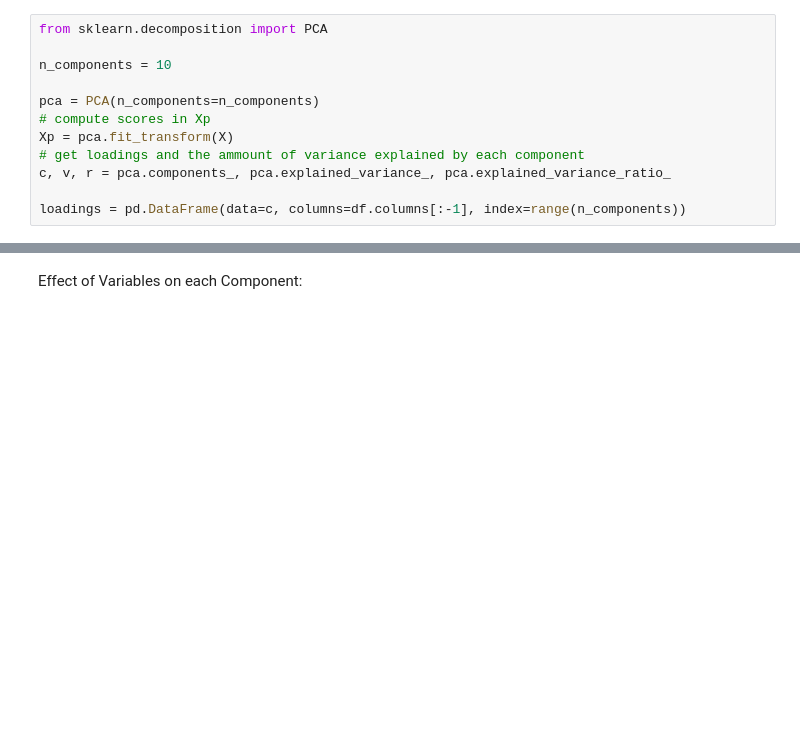
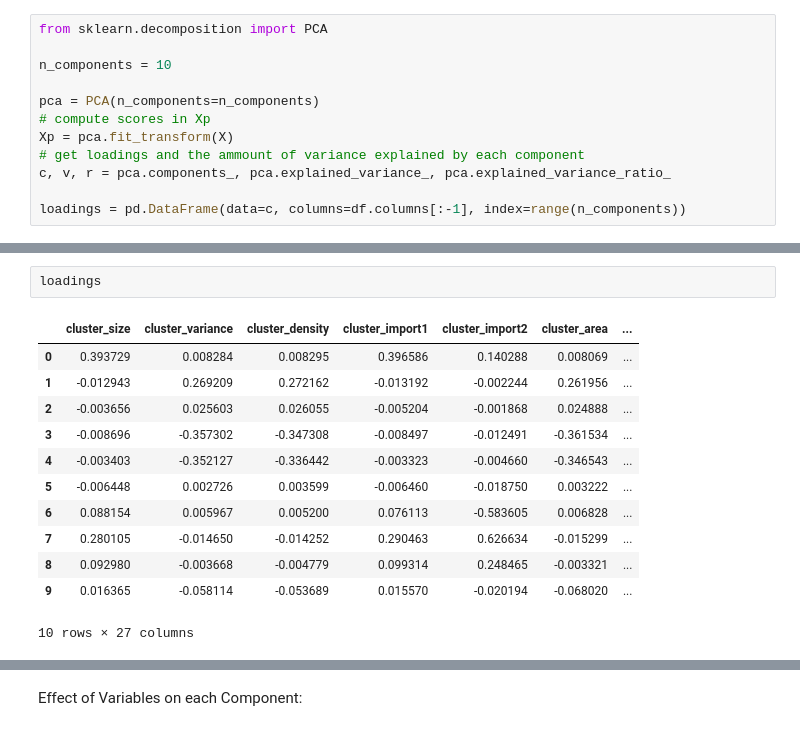
Before and after one commit to Alexx882/CA-CEP-model, a Jupyter notebook: feature_evaluation.ipynb, the cells around one changed output, grey strips where cells are left out. Drawn from its saved outputs; the diff is of its cells as text; blank space fills up the shorter version.

```diff
--- a/feature_evaluation.ipynb
+++ b/feature_evaluation.ipynb
@@ -52,2 +66,17 @@ pd.DataFrame(data=Xp,
+# %%
+loadings
+# %% [output]
+|  | cluster_size | cluster_variance | cluster_density | cluster_import1 | cluster_import2 | cluster_area | ... |
+| 0 | 0.393729 | 0.008284 | 0.008295 | 0.396586 | 0.140288 | 0.008069 | ... |
+| 1 | -0.012943 | 0.269209 | 0.272162 | -0.013192 | -0.002244 | 0.261956 | ... |
+| 2 | -0.003656 | 0.025603 | 0.026055 | -0.005204 | -0.001868 | 0.024888 | ... |
+| 3 | -0.008696 | -0.357302 | -0.347308 | -0.008497 | -0.012491 | -0.361534 | ... |
+| 4 | -0.003403 | -0.352127 | -0.336442 | -0.003323 | -0.004660 | -0.346543 | ... |
+| 5 | -0.006448 | 0.002726 | 0.003599 | -0.006460 | -0.018750 | 0.003222 | ... |
+| 6 | 0.088154 | 0.005967 | 0.005200 | 0.076113 | -0.583605 | 0.006828 | ... |
+| 7 | 0.280105 | -0.014650 | -0.014252 | 0.290463 | 0.626634 | -0.015299 | ... |
+| 8 | 0.092980 | -0.003668 | -0.004779 | 0.099314 | 0.248465 | -0.003321 | ... |
+| 9 | 0.016365 | -0.058114 | -0.053689 | 0.015570 | -0.020194 | -0.068020 | ... |
+10 rows × 27 columns
 # %%
 loadings.apply(lambda col: col != 0).sum().sort_values()
```
Also changed, not shown: parts of 3 cells of this notebook, 5 other files.
